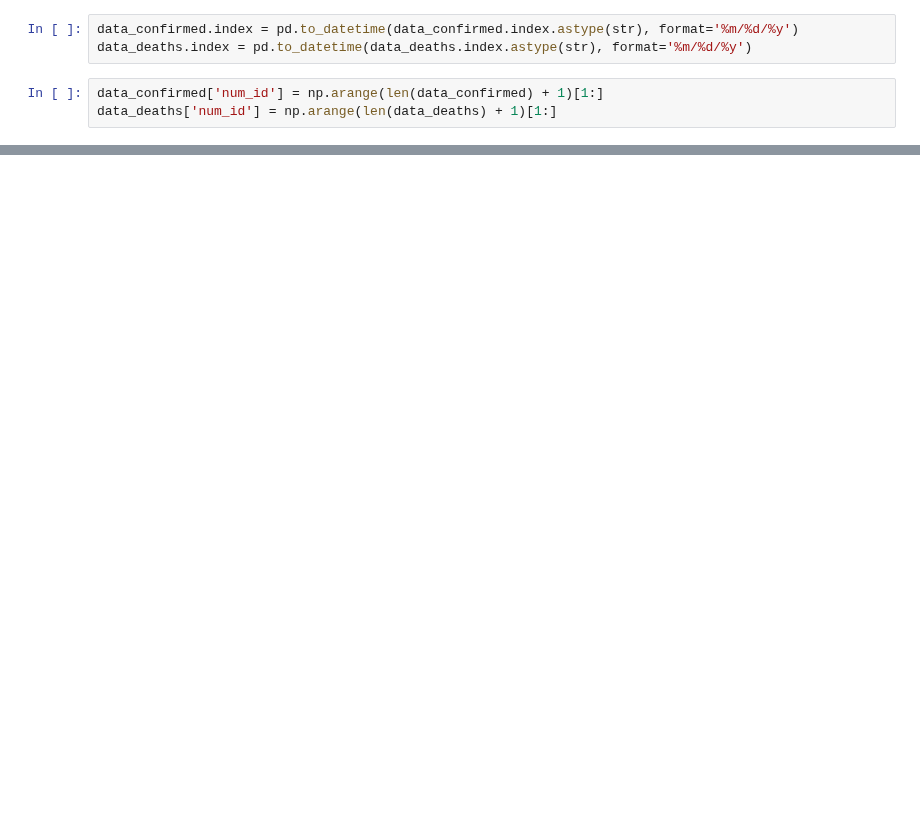
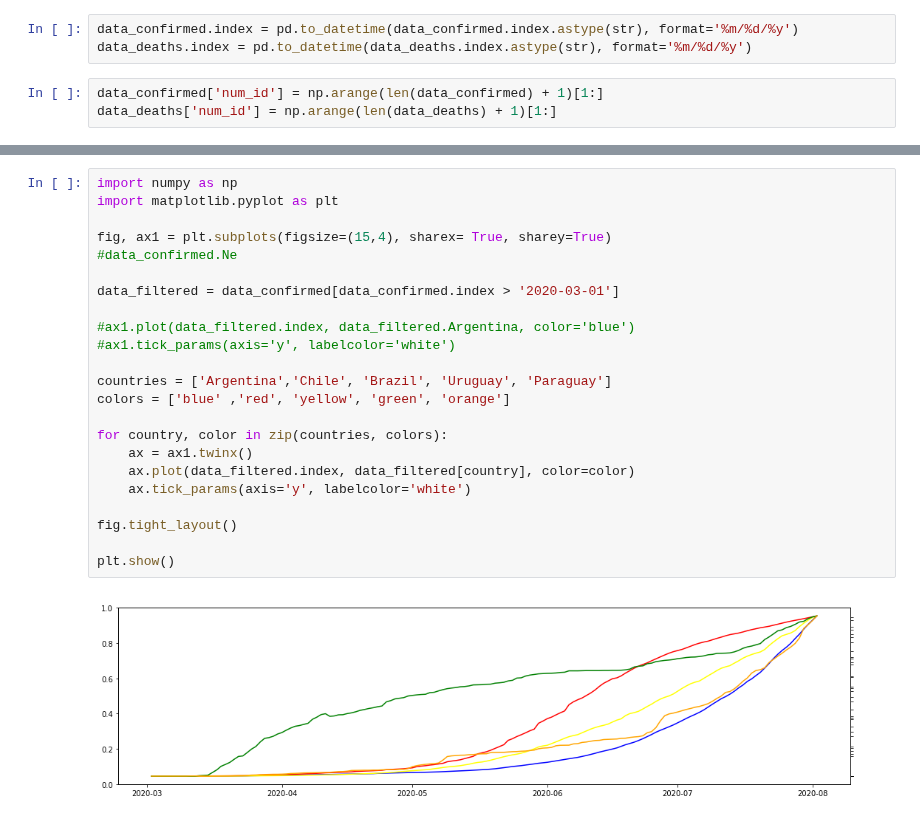
Before and after one commit to lprone/coronavirus, a Jupyter notebook: coronavirus-argentina-vs-otros.ipynb, the cells around one changed output, grey strips where cells are left out. Drawn from its saved outputs; the diff is of its cells as text; blank space fills up the shorter version.

```diff
--- a/coronavirus-argentina-vs-otros.ipynb
+++ b/coronavirus-argentina-vs-otros.ipynb
@@ -215,4 +225,29 @@ data_filtered.tail(2)['num_id']
 Name: num_id, dtype: int64
+# %%
+import numpy as np
+import matplotlib.pyplot as plt
+
+fig, ax1 = plt.subplots(figsize=(15,4), sharex= True, sharey=True)
+#data_confirmed.Ne
+
+data_filtered = data_confirmed[data_confirmed.index > '2020-03-01']
+
+#ax1.plot(data_filtered.index, data_filtered.Argentina, color='blue')
+#ax1.tick_params(axis='y', labelcolor='white')
+
+countries = ['Argentina','Chile', 'Brazil', 'Uruguay', 'Paraguay']
+colors = ['blue' ,'red', 'yellow', 'green', 'orange']
+
+for country, color in zip(countries, colors):
+    ax = ax1.twinx()
+    ax.plot(data_filtered.index, data_filtered[country], color=color)
+    ax.tick_params(axis='y', labelcolor='white')
+
+fig.tight_layout()
+
+plt.show()
+# %% [output]
+[figure, added]
 # %%
 countries = ['Argentina',
              'China', 'Belgium', 'Germany', 'Italy', 'Netherlands','Spain',
```
Also changed, not shown: parts of 23 cells of this notebook, 5 other files.
